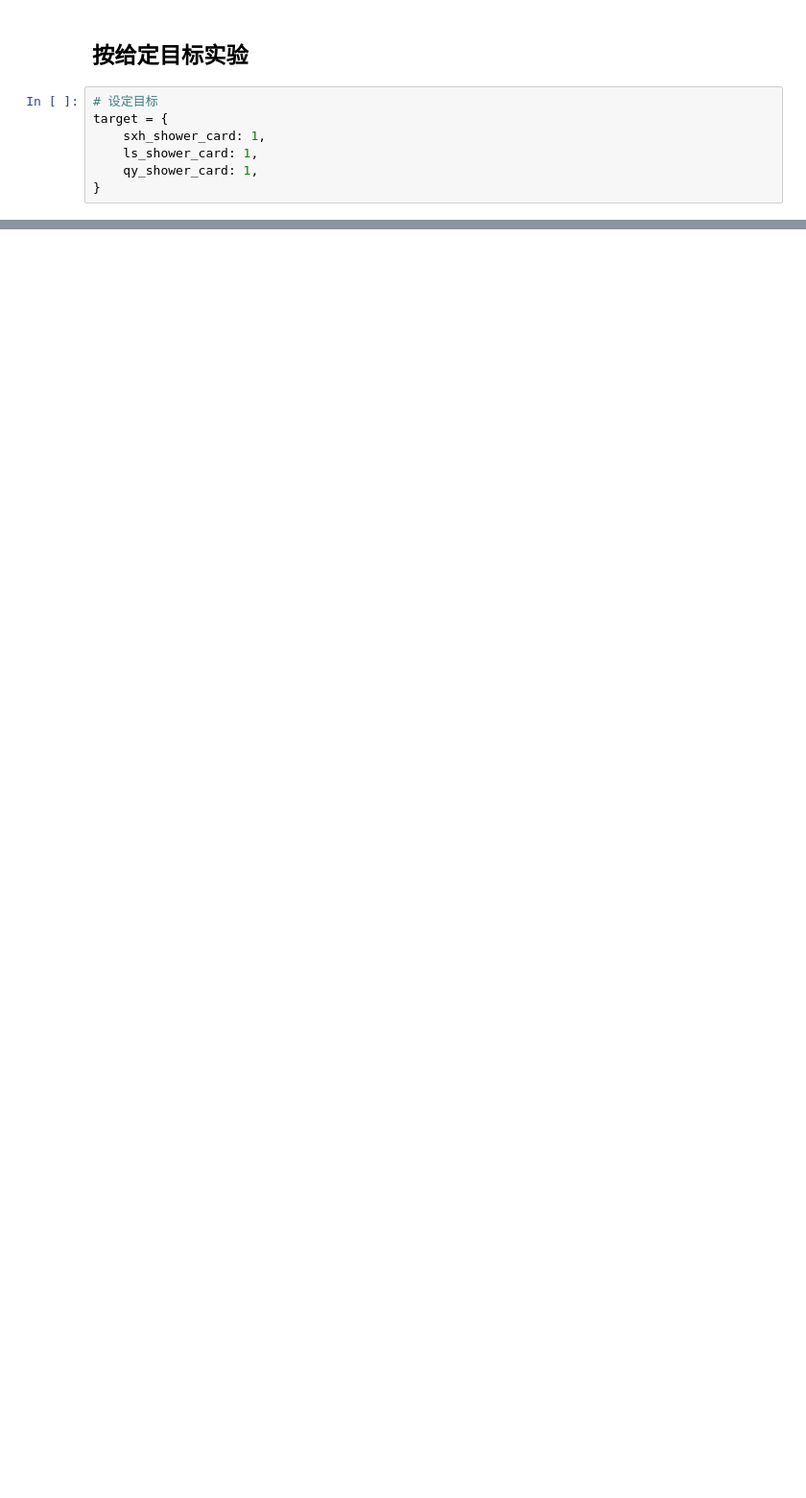
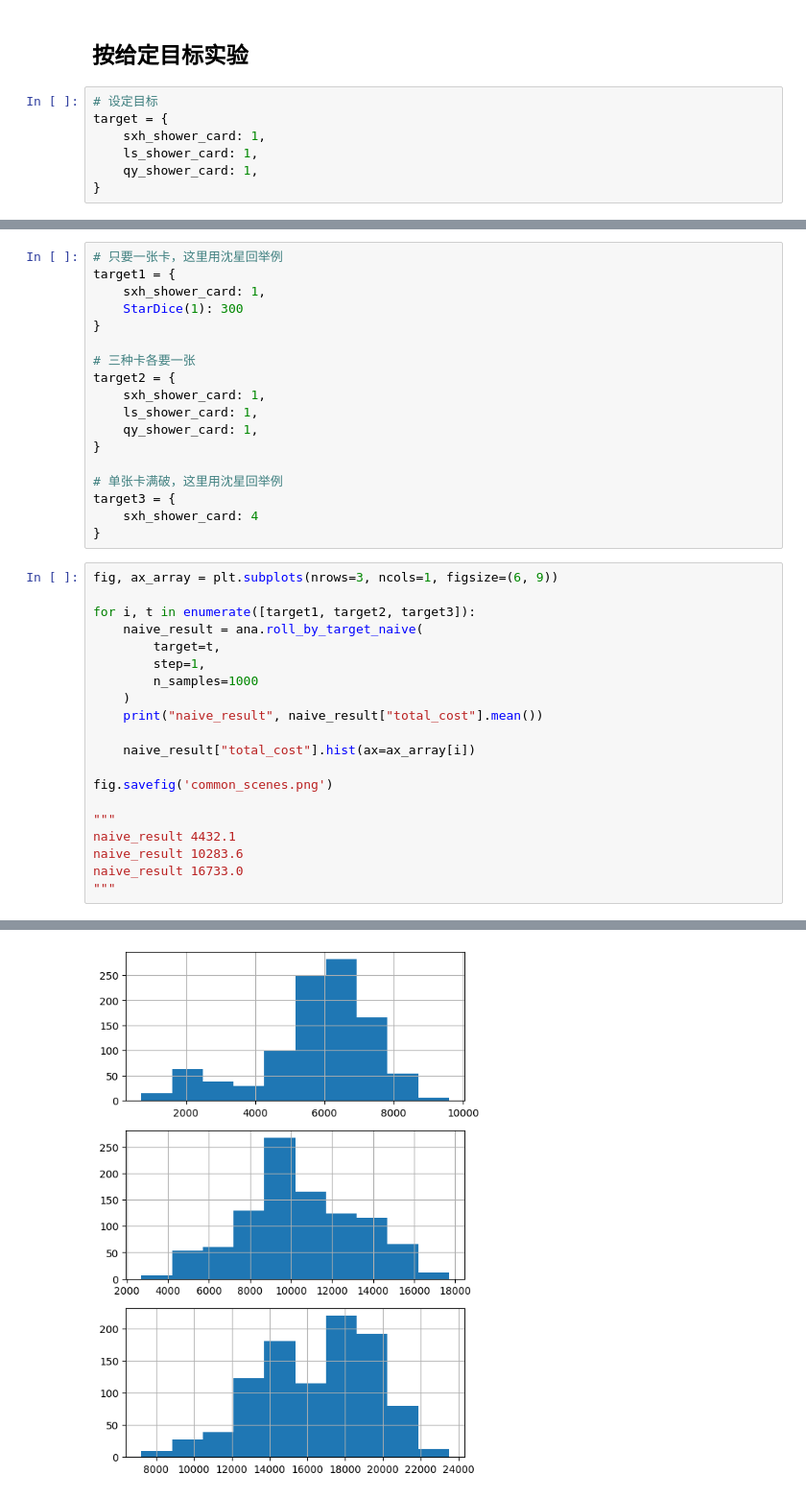
Before and after one commit to ShirleySprite/deepspace_helper, a Jupyter notebook: deepspace_helper/examples/star_compass.ipynb, the cells around one changed output, grey strips where cells are left out. Shown at 96% size. Saved outputs shown, nothing was run; the diff lists cells and outputs as text; blank space fills up the shorter version.

```diff
--- a/deepspace_helper/examples/star_compass.ipynb
+++ b/deepspace_helper/examples/star_compass.ipynb
@@ -84,0 +89,39 @@ bin_search: 10310.6
+# %%
+# 只要一张卡，这里用沈星回举例
+target1 = {
+    sxh_shower_card: 1,
+    StarDice(1): 300
+}
+
+# 三种卡各要一张
+target2 = {
+    sxh_shower_card: 1,
+    ls_shower_card: 1,
+    qy_shower_card: 1,
+}
+
+# 单张卡满破，这里用沈星回举例
+target3 = {
+    sxh_shower_card: 4
+}
+# %%
+fig, ax_array = plt.subplots(nrows=3, ncols=1, figsize=(6, 9))
+
+for i, t in enumerate([target1, target2, target3]):
+    naive_result = ana.roll_by_target_naive(
+        target=t,
+        step=1,
+        n_samples=1000
+    )
+    print("naive_result", naive_result["total_cost"].mean())
+
+    naive_result["total_cost"].hist(ax=ax_array[i])
+
+fig.savefig('common_scenes.png')
+
+"""
+naive_result 4432.1
+naive_result 10283.6
+naive_result 16733.0
+"""
+# %% [output]
@@ -84,0 +132 @@ bin_search: 10310.6
+[figure, added]
```
Also changed, not shown: parts of 6 cells of this notebook.
